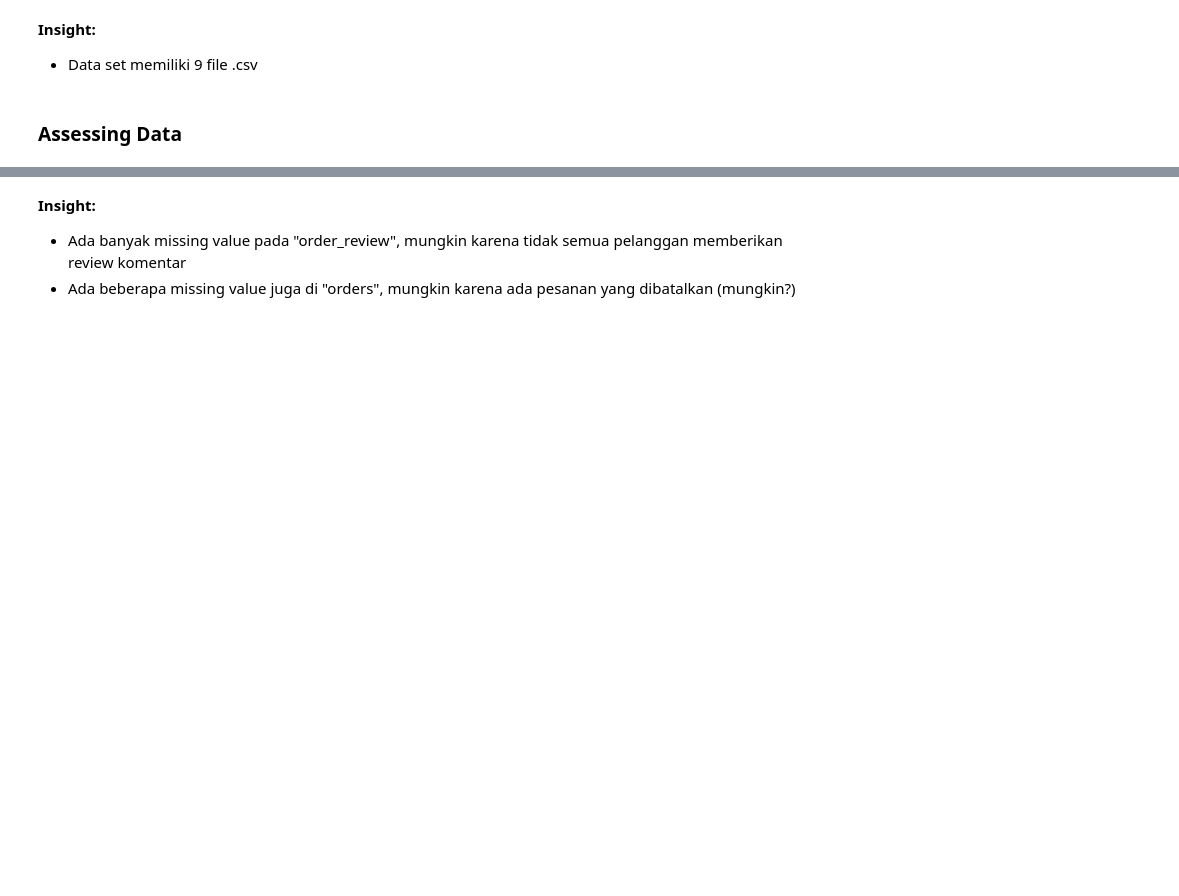
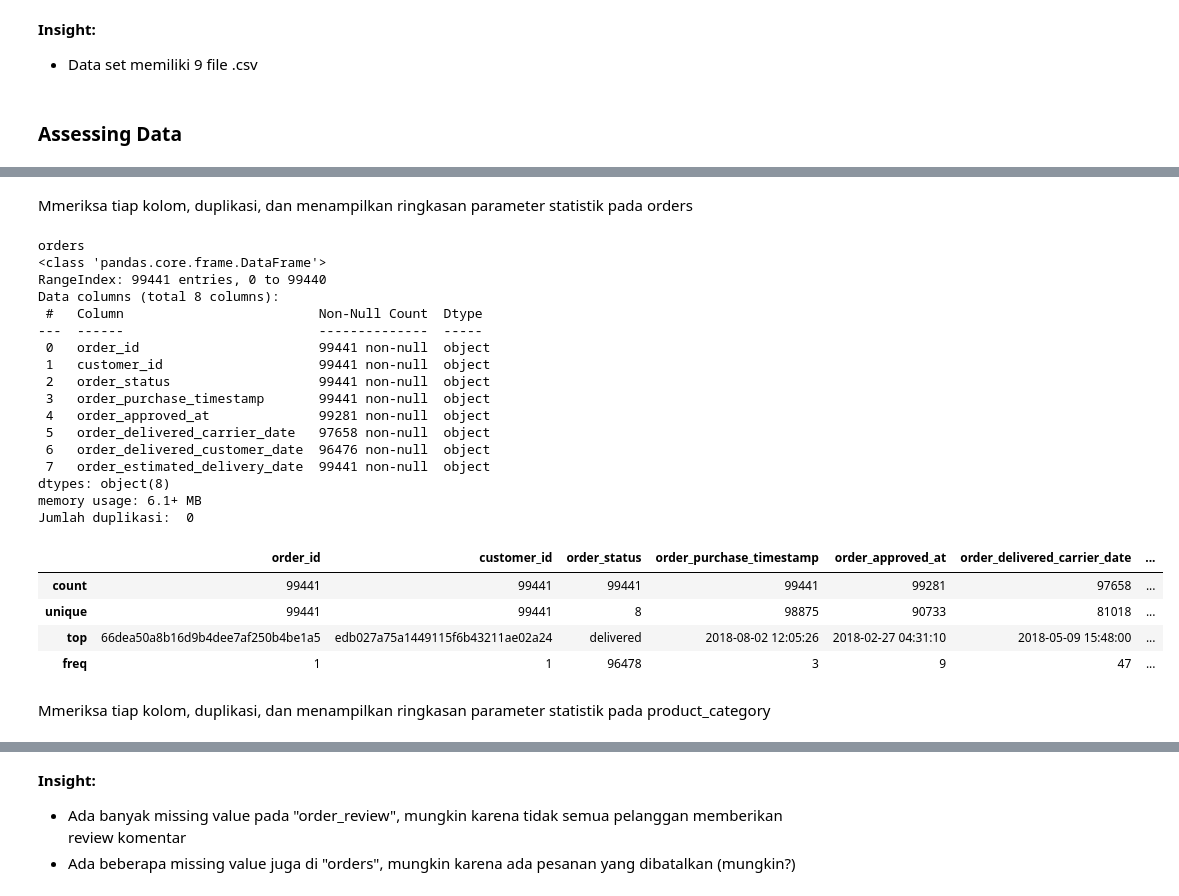
Before and after one commit to HITSNINJA/Dashboard, a Jupyter notebook: notebook.ipynb, the cells around one changed output, grey strips where cells are left out. Cells and saved outputs as stored; diff of their text form; code cells hidden in the pictures; blank space fills up the shorter version.

```diff
--- a/notebook.ipynb
+++ b/notebook.ipynb
@@ -65,0 +199,32 @@ dtypes: int64(1), object(4)
+# %% [markdown]
+Mmeriksa tiap kolom, duplikasi, dan menampilkan ringkasan parameter statistik pada orders
+# %%
+print ("orders")
+orders.info()
+print("Jumlah duplikasi: ", orders.duplicated().sum())
+orders.describe()
+# %% [output]
+orders
+<class 'pandas.core.frame.DataFrame'>
+RangeIndex: 99441 entries, 0 to 99440
+Data columns (total 8 columns):
+ #   Column                         Non-Null Count  Dtype
+---  ------                         --------------  -----
+ 0   order_id                       99441 non-null  object
+ 1   customer_id                    99441 non-null  object
+ 2   order_status                   99441 non-null  object
+ 3   order_purchase_timestamp       99441 non-null  object
+ 4   order_approved_at              99281 non-null  object
+ 5   order_delivered_carrier_date   97658 non-null  object
+ 6   order_delivered_customer_date  96476 non-null  object
+ 7   order_estimated_delivery_date  99441 non-null  object
+dtypes: object(8)
+memory usage: 6.1+ MB
+Jumlah duplikasi:  0
+|  | order_id | customer_id | order_status | order_purchase_timestamp | order_approved_at | order_delivered_carrier_date | ... |
+| count | 99441 | 99441 | 99441 | 99441 | 99281 | 97658 | ... |
+| unique | 99441 | 99441 | 8 | 98875 | 90733 | 81018 | ... |
+| top | 66dea50a8b16d9b4dee7af250b4be1a5 | edb027a75a1449115f6b43211ae02a24 | delivered | 2018-08-02 12:05:26 | 2018-02-27 04:31:10 | 2018-05-09 15:48:00 | ... |
+| freq | 1 | 1 | 96478 | 3 | 9 | 47 | ... |
+# %% [markdown]
+Mmeriksa tiap kolom, duplikasi, dan menampilkan ringkasan parameter statistik pada product_category
```
Also changed, not shown: parts of 34 cells of this notebook, 2 other files.
